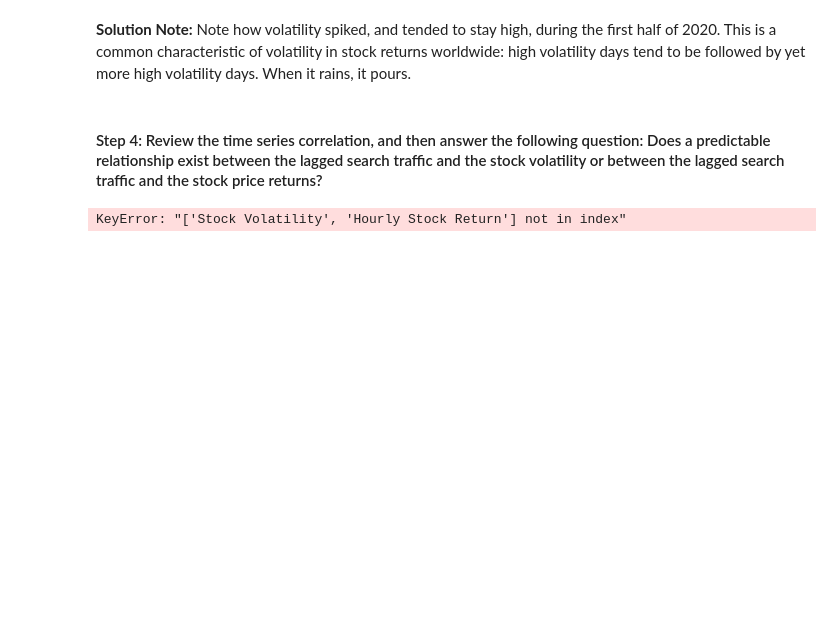
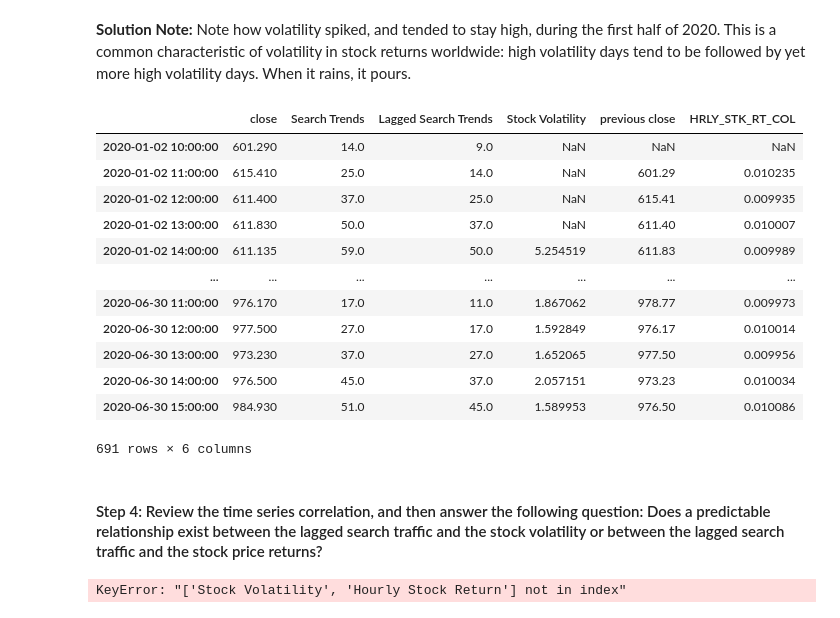
Before and after one commit to tamfree/prophet-challenge, a Jupyter notebook: forecasting_net_prophet.ipynb, the cells around one changed output. Saved outputs shown, nothing was run; the diff lists cells and outputs as text; code cells hidden in the pictures; blank space fills up the shorter version.

```diff
--- a/forecasting_net_prophet.ipynb
+++ b/forecasting_net_prophet.ipynb
@@ -395,5 +412,25 @@ row_cnt = len(mercado_stock_trends_df)
 # %%
 # Create a new column in the mercado_stock_trends_df DataFrame called Hourly Stock Return
 # This column should calculate hourly return percentage of the closing price
+HRLY_STK_RT_COL = "Hourly Stock Return"
+
+mercado_stock_trends_df["previous close"] = mercado_stock_trends_df["close"].shift(1)
+#mercado_stock_trends_df2[HRLY_STK_RT_COL] = mercado_stock_trends_df2.apply(\
+#    lambda x : (x["close"] / x["previous close"]))
+mercado_stock_trends_df = mercado_stock_trends_df.assign(HRLY_STK_RT_COL = lambda x : ((x["close"] / x["previous close"])/100))
+# %% [output]
+|  | close | Search Trends | Lagged Search Trends | Stock Volatility | previous close | HRLY_STK_RT_COL |
+| 2020-01-02 10:00:00 | 601.290 | 14.0 | 9.0 | NaN | NaN | NaN |
+| 2020-01-02 11:00:00 | 615.410 | 25.0 | 14.0 | NaN | 601.29 | 0.010235 |
+| 2020-01-02 12:00:00 | 611.400 | 37.0 | 25.0 | NaN | 615.41 | 0.009935 |
+| 2020-01-02 13:00:00 | 611.830 | 50.0 | 37.0 | NaN | 611.40 | 0.010007 |
+| 2020-01-02 14:00:00 | 611.135 | 59.0 | 50.0 | 5.254519 | 611.83 | 0.009989 |
+| ... | ... | ... | ... | ... | ... | ... |
+| 2020-06-30 11:00:00 | 976.170 | 17.0 | 11.0 | 1.867062 | 978.77 | 0.009973 |
+| 2020-06-30 12:00:00 | 977.500 | 27.0 | 17.0 | 1.592849 | 976.17 | 0.010014 |
+| 2020-06-30 13:00:00 | 973.230 | 37.0 | 27.0 | 1.652065 | 977.50 | 0.009956 |
+| 2020-06-30 14:00:00 | 976.500 | 45.0 | 37.0 | 2.057151 | 973.23 | 0.010034 |
+| 2020-06-30 15:00:00 | 984.930 | 51.0 | 45.0 | 1.589953 | 976.50 | 0.010086 |
+691 rows × 6 columns
 # %%
 # View the first and last five rows of the mercado_stock_trends_df DataFrame
```
Also changed, not shown: parts of 3 cells of this notebook.
